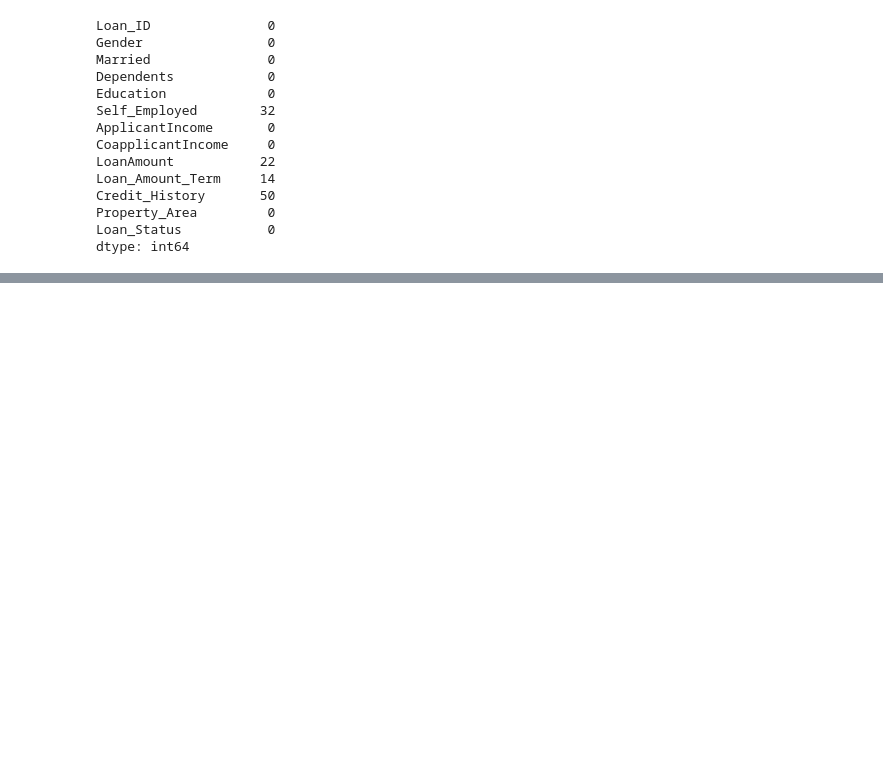
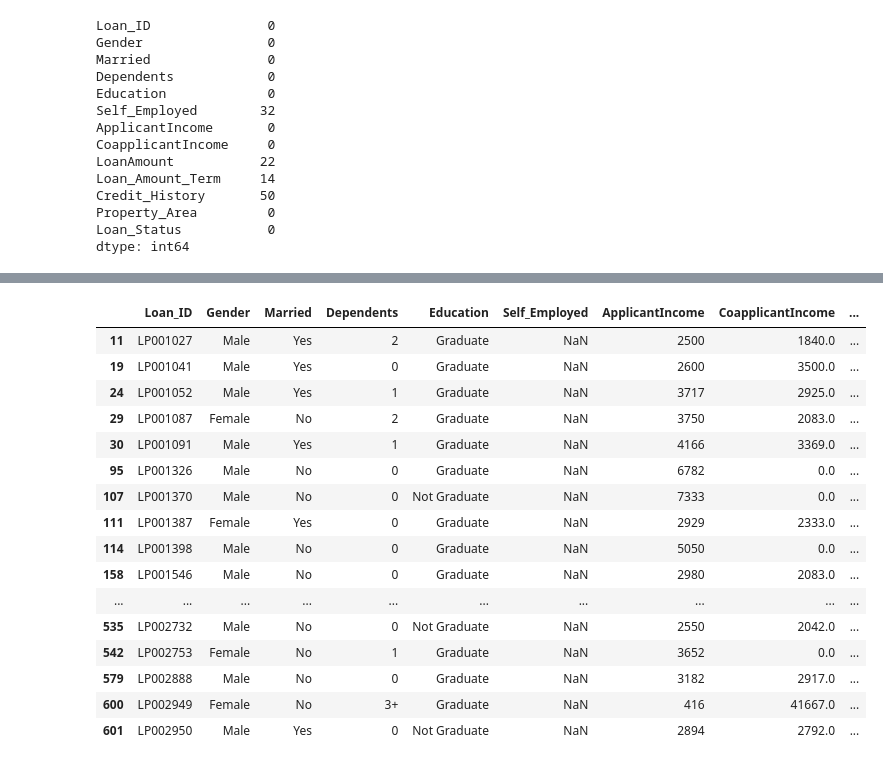
Before and after one commit to Gfeuillas/finance_project, a Jupyter notebook: Projet Finance.ipynb, the cells around one changed output, grey strips where cells are left out. Saved outputs shown, nothing was run; the diff lists cells and outputs as text; code cells hidden in the pictures; blank space fills up the shorter version.

```diff
--- a/Projet Finance.ipynb
+++ b/Projet Finance.ipynb
@@ -561,0 +605,20 @@ dtype: int64
+# %%
+df_cln2.loc[df_cln2['Self_Employed'].isnull()]
+# %% [output]
+|  | Loan_ID | Gender | Married | Dependents | Education | Self_Employed | ApplicantIncome | CoapplicantIncome | ... |
+| 11 | LP001027 | Male | Yes | 2 | Graduate | NaN | 2500 | 1840.0 | ... |
+| 19 | LP001041 | Male | Yes | 0 | Graduate | NaN | 2600 | 3500.0 | ... |
+| 24 | LP001052 | Male | Yes | 1 | Graduate | NaN | 3717 | 2925.0 | ... |
+| 29 | LP001087 | Female | No | 2 | Graduate | NaN | 3750 | 2083.0 | ... |
+| 30 | LP001091 | Male | Yes | 1 | Graduate | NaN | 4166 | 3369.0 | ... |
+| 95 | LP001326 | Male | No | 0 | Graduate | NaN | 6782 | 0.0 | ... |
+| 107 | LP001370 | Male | No | 0 | Not Graduate | NaN | 7333 | 0.0 | ... |
+| 111 | LP001387 | Female | Yes | 0 | Graduate | NaN | 2929 | 2333.0 | ... |
+| 114 | LP001398 | Male | No | 0 | Graduate | NaN | 5050 | 0.0 | ... |
+| 158 | LP001546 | Male | No | 0 | Graduate | NaN | 2980 | 2083.0 | ... |
+| ... | ... | ... | ... | ... | ... | ... | ... | ... | ... |
+| 535 | LP002732 | Male | No | 0 | Not Graduate | NaN | 2550 | 2042.0 | ... |
+| 542 | LP002753 | Female | No | 1 | Graduate | NaN | 3652 | 0.0 | ... |
+| 579 | LP002888 | Male | No | 0 | Graduate | NaN | 3182 | 2917.0 | ... |
+| 600 | LP002949 | Female | No | 3+ | Graduate | NaN | 416 | 41667.0 | ... |
+| 601 | LP002950 | Male | Yes | 0 | Not Graduate | NaN | 2894 | 2792.0 | ... |
```
Also changed, not shown: parts of 19 cells of this notebook.
